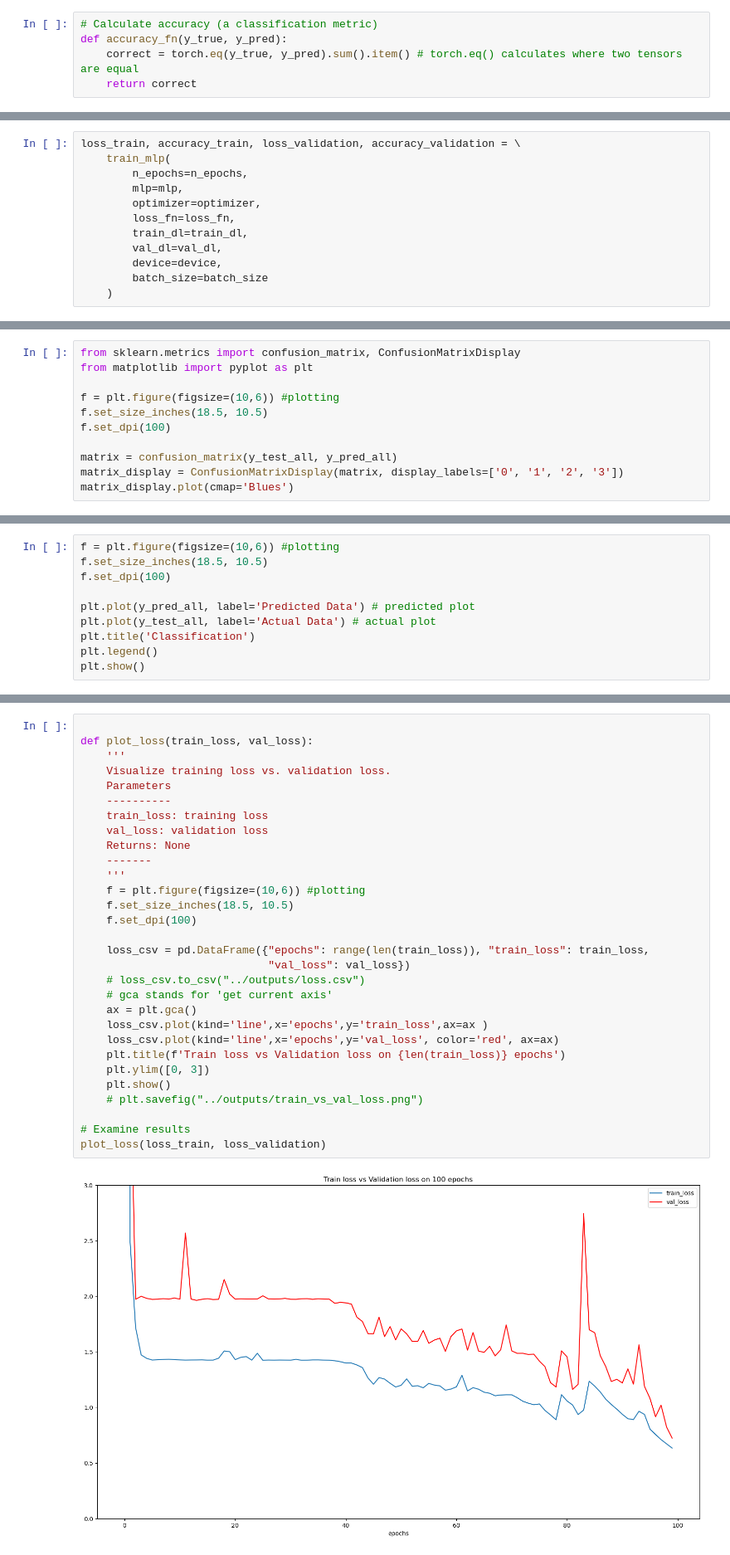
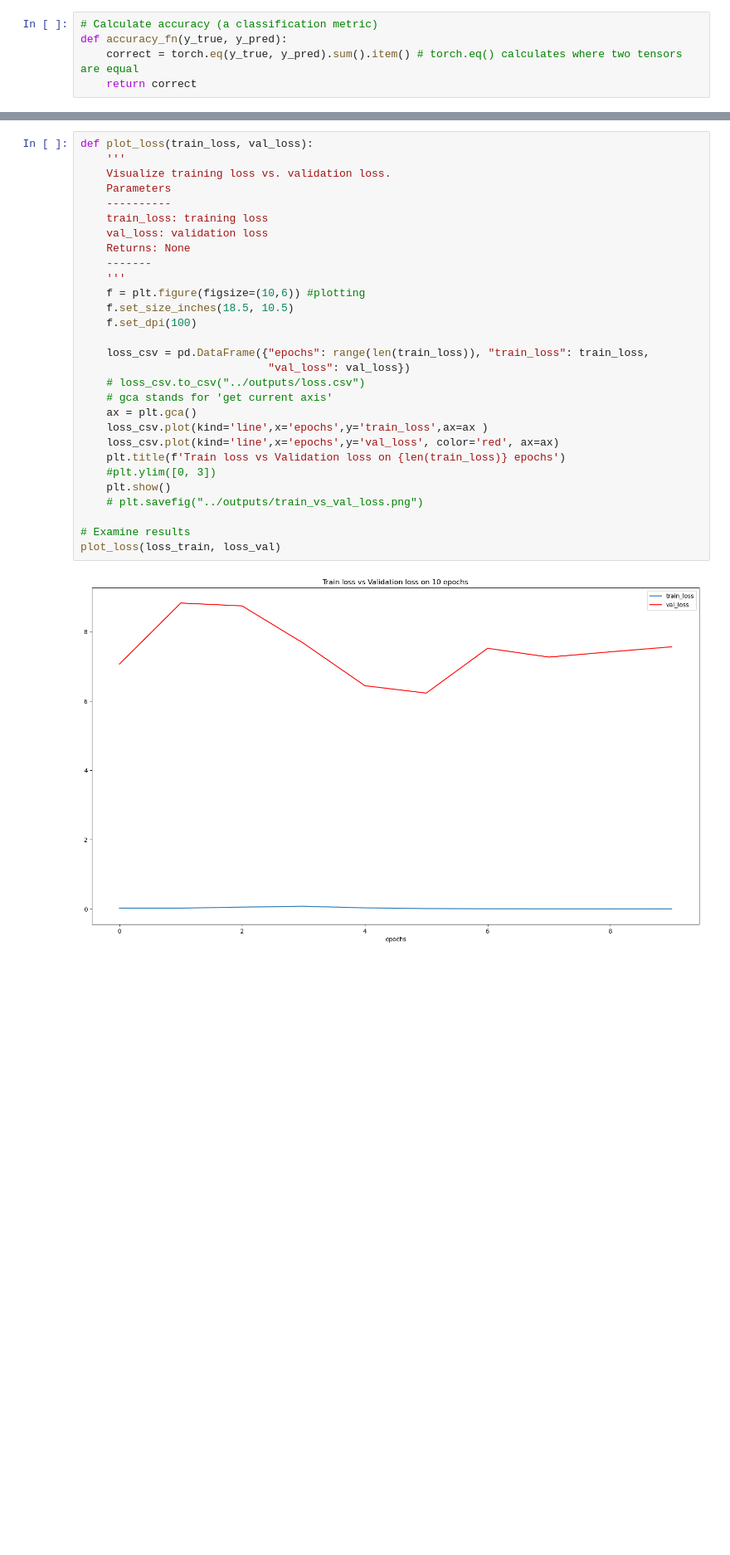
Before and after one commit to Matovic/pedestrian-classification, a Jupyter notebook: src/CNN_best_parameters.ipynb, the cells around one changed output, grey strips where cells are left out. Shown at 83% size. Saved outputs shown, nothing was run; the diff lists cells and outputs as text; blank space fills up the shorter version.

Commit message:
Update train and  val & add test

```diff
--- a/src/CNN_best_parameters.ipynb
+++ b/src/CNN_best_parameters.ipynb
@@ -725,12 +810,0 @@ def evaluation(mlp, test_dl):
-# %%
-loss_train, accuracy_train, loss_validation, accuracy_validation = \
-    train_mlp(
-        n_epochs=n_epochs,
-        mlp=mlp,
-        optimizer=optimizer,
-        loss_fn=loss_fn,
-        train_dl=train_dl,
-        val_dl=val_dl,
-        device=device,
-        batch_size=batch_size
-    )
@@ -783,11 +810,0 @@ pprint(report)
-# %%
-from sklearn.metrics import confusion_matrix, ConfusionMatrixDisplay
-from matplotlib import pyplot as plt
-
-f = plt.figure(figsize=(10,6)) #plotting
-f.set_size_inches(18.5, 10.5)
-f.set_dpi(100)
-
-matrix = confusion_matrix(y_test_all, y_pred_all)
-matrix_display = ConfusionMatrixDisplay(matrix, display_labels=['0', '1', '2', '3'])
-matrix_display.plot(cmap='Blues')
@@ -798,10 +810,0 @@ matrix_display.plot(cmap='Blues')
-# %%
-f = plt.figure(figsize=(10,6)) #plotting
-f.set_size_inches(18.5, 10.5)
-f.set_dpi(100)
-
-plt.plot(y_pred_all, label='Predicted Data') # predicted plot
-plt.plot(y_test_all, label='Actual Data') # actual plot
-plt.title('Classification')
-plt.legend()
-plt.show()
@@ -810,35 +811,34 @@ plt.show()
 # %%
-
 def plot_loss(train_loss, val_loss):
     '''
     Visualize training loss vs. validation loss.
     Parameters
     ----------
     train_loss: training loss
     val_loss: validation loss
     Returns: None
     -------
     '''
     f = plt.figure(figsize=(10,6)) #plotting
     f.set_size_inches(18.5, 10.5)
     f.set_dpi(100)
 
     loss_csv = pd.DataFrame({"epochs": range(len(train_loss)), "train_loss": train_loss,
                              "val_loss": val_loss})
     # loss_csv.to_csv("../outputs/loss.csv")
     # gca stands for 'get current axis'
     ax = plt.gca()
     loss_csv.plot(kind='line',x='epochs',y='train_loss',ax=ax )
     loss_csv.plot(kind='line',x='epochs',y='val_loss', color='red', ax=ax)
     plt.title(f'Train loss vs Validation loss on {len(train_loss)} epochs')
-    plt.ylim([0, 3])
+    #plt.ylim([0, 3])
     plt.show()
     # plt.savefig("../outputs/train_vs_val_loss.png")
 
 # Examine results
-plot_loss(loss_train, loss_validation)
+plot_loss(loss_train, loss_val)
 # %% [output]
-[figure, old version]
+[figure, new version]
 # %%
 def plot_accuracy(train_accuracy, validation_accuracy):
     """
```
Also changed, not shown: parts of 31 cells of this notebook.
